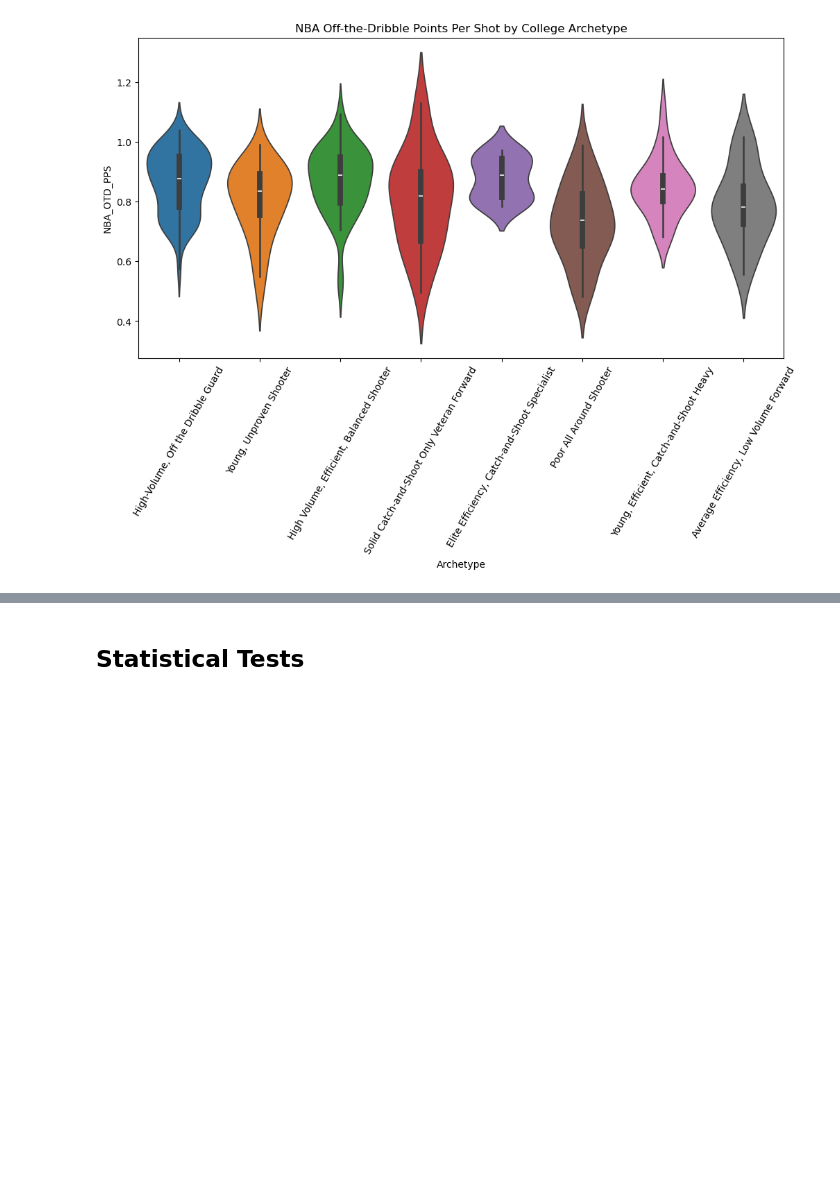
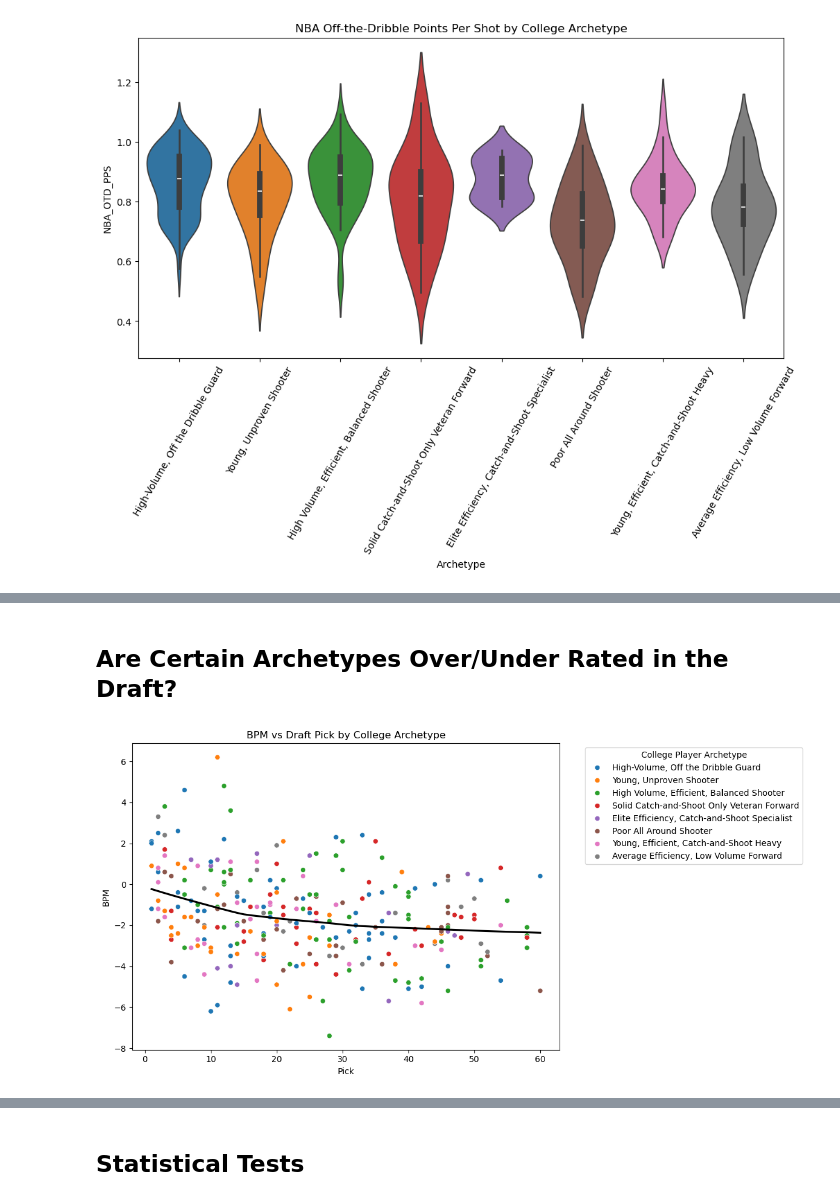
Before and after one commit to rickmart2/si-699-nba-shooting-modeling, a Jupyter notebook: clustering_analysis.ipynb, the cells around one changed output, grey strips where cells are left out. Saved outputs shown, nothing was run; the diff lists cells and outputs as text; code cells hidden in the pictures; blank space fills up the shorter version.

```diff
--- a/clustering_analysis.ipynb
+++ b/clustering_analysis.ipynb
@@ -162,0 +192,42 @@ Text(0.5, 1.0, 'NBA Off-the-Dribble Points Per Shot by College Archetype')
+# %% [markdown]
+## Are Certain Archetypes Over/Under Rated in the Draft?
+# %%
+stathead_data = pd.read_csv('stathead_data.csv')
+# %%
+name_corrections = {
+'De Aaron Fox': "De'Aaron Fox",
+'GG Jackson': 'GG Jackson II',
+'James Ennis': 'James Ennis III',
+'TJ Warren': 'T.J. Warren',
+'Nick Smith Jr': 'Nick Smith Jr.',
+'Andrew  Wiggins': 'Andrew Wiggins',
+'DeAndre Hunter': "De'Andre Hunter",
+'DeAndre Bembry': "DeAndre' Bembry",
+'DAngelo Russell': "D'Angelo Russell",
+'PJ Hairston': 'P.J. Hairston',
+'KJ McDaniels': 'K.J. McDaniels',
+'Frank Mason': 'Frank Mason III',
+'Wesley Iwundu': 'Wes Iwundu',
+'Jabari Smith II': 'Jabari Smith Jr.',
+'Terry Rozier III': 'Terry Rozier',
+'DeAnthony Melton': "De'Anthony Melton",
+'Devonte Graham': "Devonte' Graham",
+}
+# %%
+full_df['Updated_Name'] = full_df['Name'].copy()
+full_df['Updated_Name'] = full_df['Updated_Name'].replace(name_corrections)
+# %%
+advanced_data = full_df.merge(stathead_data, left_on='Updated_Name', right_on='Player', how='left')
+# %%
+plt.figure(figsize=(12,6))
+ax = sns.scatterplot(data=advanced_data, x='Pick', y='BPM', hue='Archetype')
+sns.regplot(data=advanced_data, x='Pick', y='BPM', scatter=False, lowess = True, color='black')
+
+plt.title('BPM vs Draft Pick by College Archetype')
+
+ax.legend(title="College Player Archetype", bbox_to_anchor=(1.05, 1), loc="upper left")
+
+plt.tight_layout()
+plt.show()
+# %% [output]
+[figure, added]
```
Also changed, not shown: parts of 10 cells of this notebook.
